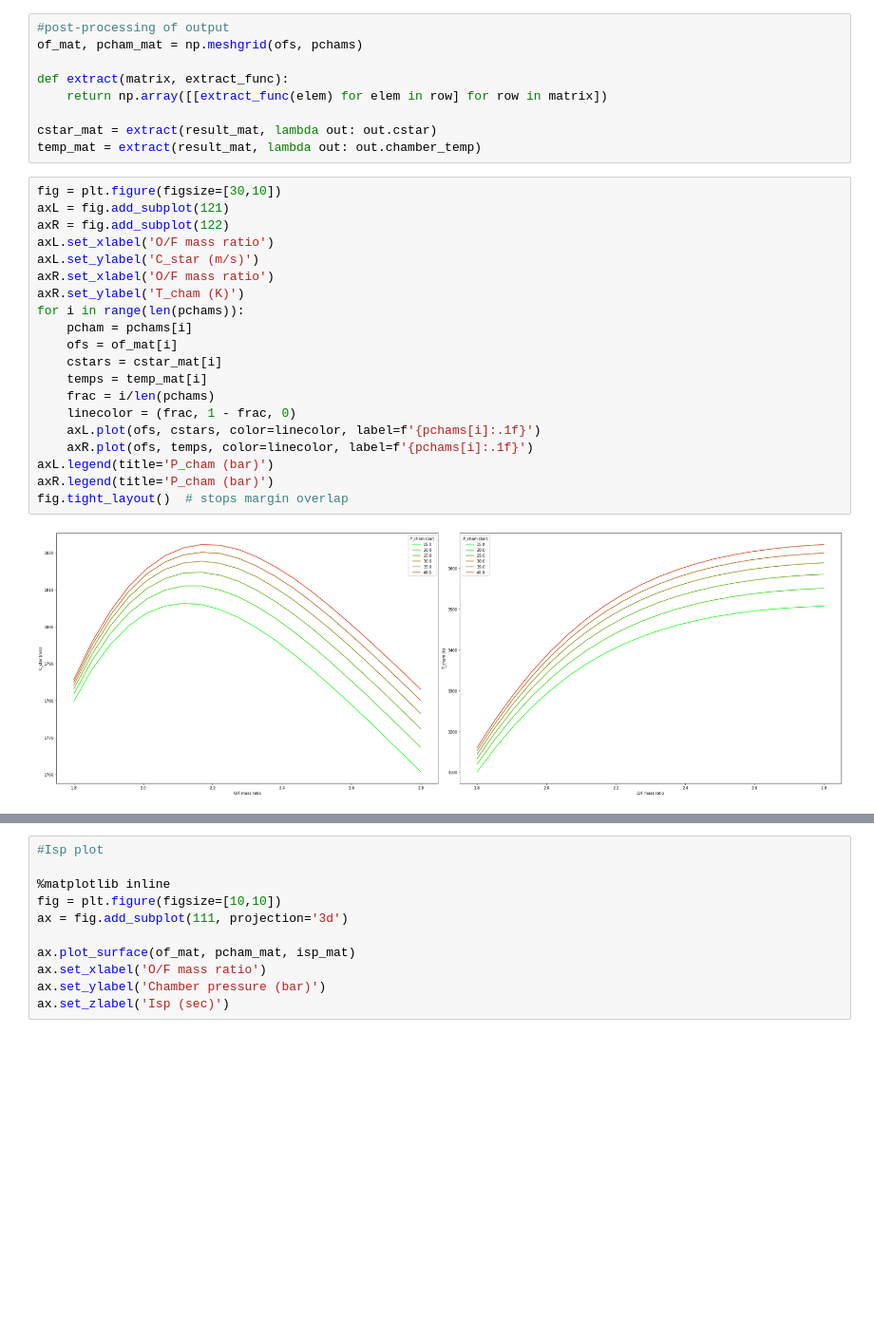
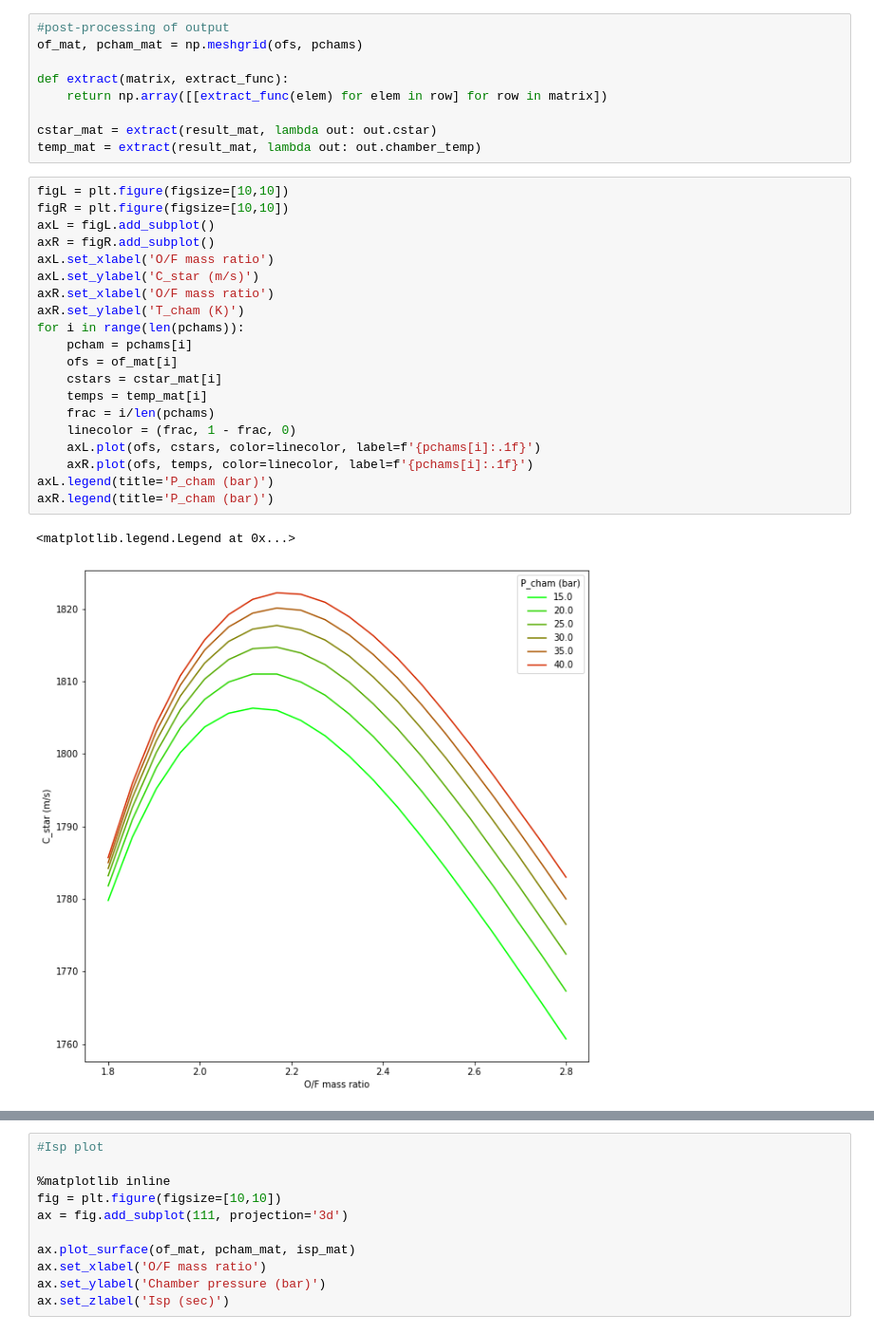
Before and after one commit to UVARocketry/PropulsionDesign, a Jupyter notebook: propstudy.ipynb, the cells around one changed output, grey strips where cells are left out. Shown: that part at 95% size. Drawn from its saved outputs; the diff is of its cells as text; blank space fills up the shorter version.

Commit message:
higher res. plots

```diff
--- a/propstudy.ipynb
+++ b/propstudy.ipynb
@@ -52,24 +52,25 @@ def extract(matrix, extract_func):
 cstar_mat = extract(result_mat, lambda out: out.cstar)
 temp_mat = extract(result_mat, lambda out: out.chamber_temp)
 # %%
-fig = plt.figure(figsize=[30,10])
-axL = fig.add_subplot(121)
-axR = fig.add_subplot(122)
+figL = plt.figure(figsize=[10,10])
+figR = plt.figure(figsize=[10,10])
+axL = figL.add_subplot()
+axR = figR.add_subplot()
 axL.set_xlabel('O/F mass ratio')
 axL.set_ylabel('C_star (m/s)')
 axR.set_xlabel('O/F mass ratio')
 axR.set_ylabel('T_cham (K)')
 for i in range(len(pchams)):
     pcham = pchams[i]
     ofs = of_mat[i]
     cstars = cstar_mat[i]
     temps = temp_mat[i]
     frac = i/len(pchams)
     linecolor = (frac, 1 - frac, 0)
     axL.plot(ofs, cstars, color=linecolor, label=f'{pchams[i]:.1f}')
     axR.plot(ofs, temps, color=linecolor, label=f'{pchams[i]:.1f}')
 axL.legend(title='P_cham (bar)')
 axR.legend(title='P_cham (bar)')
-fig.tight_layout()  # stops margin overlap
 # %% [output]
+<matplotlib.legend.Legend at 0x...>
-[figure, old version]
+[figure, new version]
```
Also changed, not shown: parts of 4 cells of this notebook.
